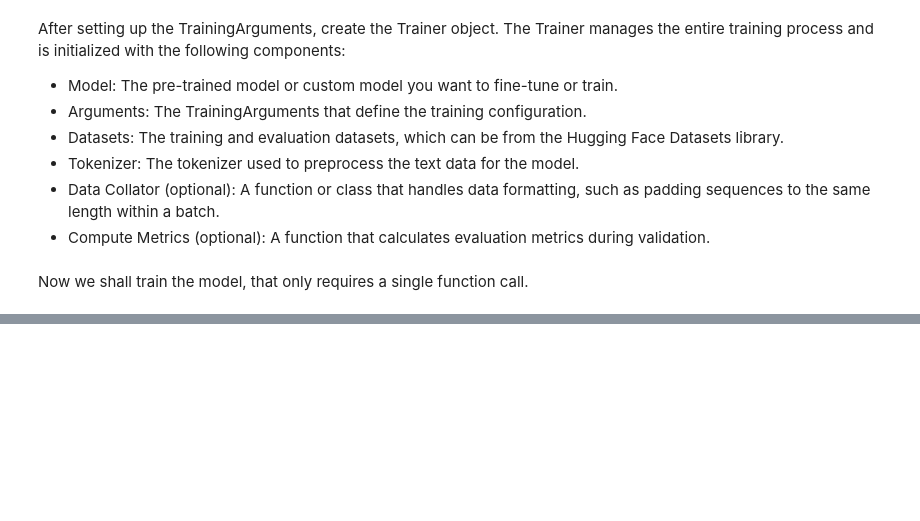
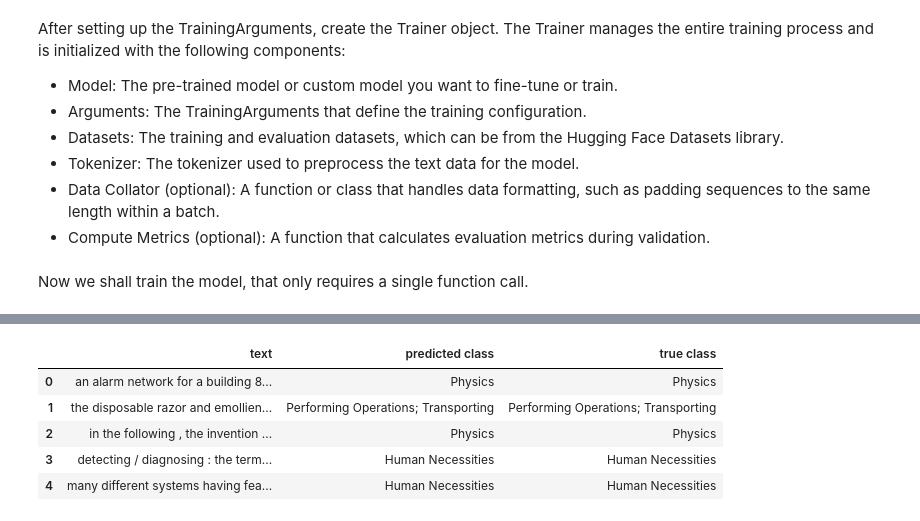
Before and after one commit to tomohiro-sawada/su25-cs4650-7650-gatech-nlp-pytorch-huggingface-tutorial, a Jupyter notebook: huggingface.ipynb, the cells around one changed output, grey strips where cells are left out. Drawn from its saved outputs; the diff is of its cells as text; code cells hidden in the pictures; blank space fills up the shorter version.

```diff
--- a/huggingface.ipynb
+++ b/huggingface.ipynb
@@ -494,0 +581,26 @@ trainer.train()
+# %%
+# Load the finetuned model from local
+test_data = dataset['test']
+finetuned_tokenizer = AutoTokenizer.from_pretrained("./cache_dir/cs7650_tutorial_finetuning_classification/checkpoint-1250", cache_dir=cache_dir)
+finetuned_model = AutoModelForSequenceClassification.from_pretrained("./cache_dir/cs7650_tutorial_finetuning_classification/checkpoint-1250", num_labels=len(id2label), id2label=id2label, label2id=label2id, cache_dir=cache_dir)
+# %%
+# Collect some positive and negative cases
+test_data = dataset['test']
+positive_examples = []
+negative_examples = []
+limit_each = 5 # generate limit_each number of positive and negative examples, and print them
+finetuned_model = finetuned_model.to(device='mps')
+for i in range(0, len(test_data)):
+    text = test_data[i]['text'] # input
+    label_id = test_data[i]['label']
+    tokens = finetuned_tokenizer(text, truncation=True, return_tensors = 'pt').to(device='mps') # tokenization
+    logits = finetuned_model(**tokens).logits # forward pass of model
+    predicted_class_id = logits.argmax().item() # should do softmax ideally but argmax is fine for inference only
+    predicted_label = finetuned_model.config.id2label[predicted_class_id] # utilize the id2label mapping to get label names
+    actual_label = finetuned_model.config.id2label[label_id]
+    if label_id==predicted_class_id and len(positive_examples) < limit_each:
+        positive_examples.append([text, predicted_label, actual_label])
+    elif label_id!=predicted_class_id and len(negative_examples) < limit_each:
+        negative_examples.append([text, predicted_label, actual_label])
+    if len(positive_examples) >= limit_each and len(negative_examples) >= limit_each:
+        break
@@ -494,0 +609,9 @@ trainer.train()
+# %%
+pd.DataFrame(positive_examples, columns=['text','predicted class','true class'])
+# %% [output]
+|  | text | predicted class | true class |
+| 0 | an alarm network for a building 8... | Physics | Physics |
+| 1 | the disposable razor and emollien... | Performing Operations; Transporting | Performing Operations; Transporting |
+| 2 | in the following , the invention ... | Physics | Physics |
+| 3 | detecting / diagnosing : the term... | Human Necessities | Human Necessities |
+| 4 | many different systems having fea... | Human Necessities | Human Necessities |
```
Also changed, not shown: parts of 33 cells of this notebook.
